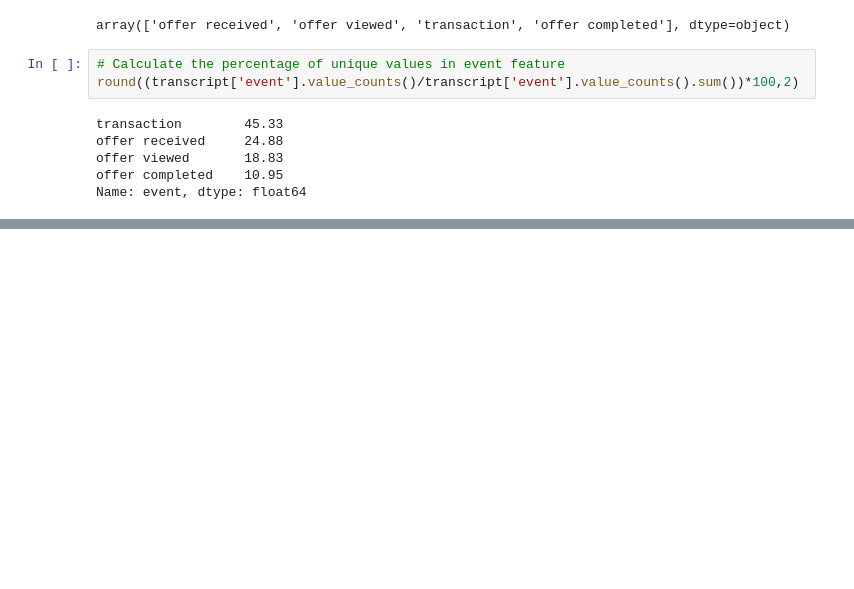
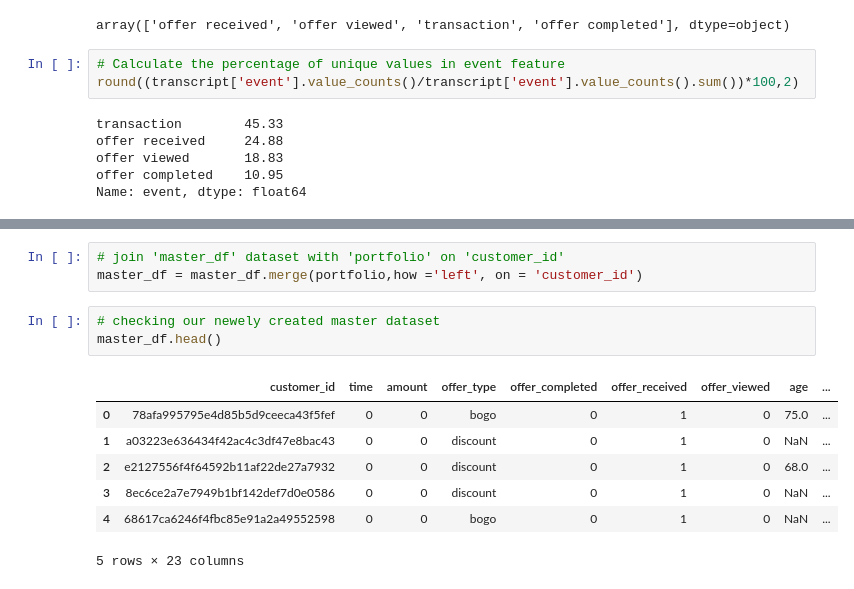
Before and after one commit to isakkabir/Starbucks-Challenge, a Jupyter notebook: Starbucks_Capstone_notebook.ipynb, the cells around one changed output, grey strips where cells are left out. Drawn from its saved outputs; the diff is of its cells as text; blank space fills up the shorter version.

```diff
--- a/Starbucks_Capstone_notebook.ipynb
+++ b/Starbucks_Capstone_notebook.ipynb
@@ -484,0 +496,14 @@ cleaning_transcript(transcript).head()
+# %%
+# join 'master_df' dataset with 'portfolio' on 'customer_id'
+master_df = master_df.merge(portfolio,how ='left', on = 'customer_id')
+# %%
+# checking our newely created master dataset
+master_df.head()
+# %% [output]
+|  | customer_id | time | amount | offer_type | offer_completed | offer_received | offer_viewed | age | ... |
+| 0 | 78afa995795e4d85b5d9ceeca43f5fef | 0 | 0 | bogo | 0 | 1 | 0 | 75.0 | ... |
+| 1 | a03223e636434f42ac4c3df47e8bac43 | 0 | 0 | discount | 0 | 1 | 0 | NaN | ... |
+| 2 | e2127556f4f64592b11af22de27a7932 | 0 | 0 | discount | 0 | 1 | 0 | 68.0 | ... |
+| 3 | 8ec6ce2a7e7949b1bf142def7d0e0586 | 0 | 0 | discount | 0 | 1 | 0 | NaN | ... |
+| 4 | 68617ca6246f4fbc85e91a2a49552598 | 0 | 0 | bogo | 0 | 1 | 0 | NaN | ... |
+5 rows × 23 columns
```
Also changed, not shown: parts of 9 cells of this notebook.
